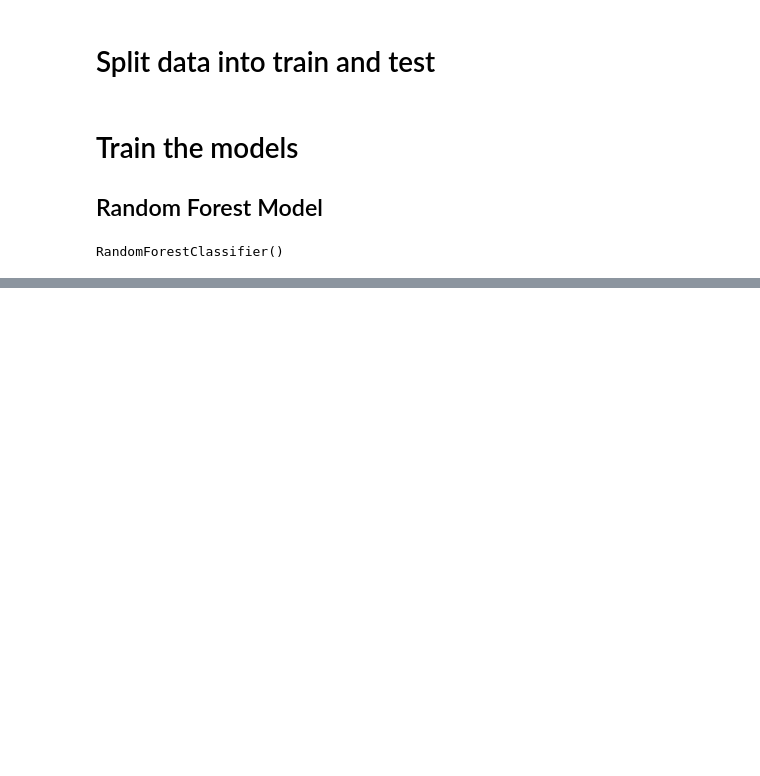
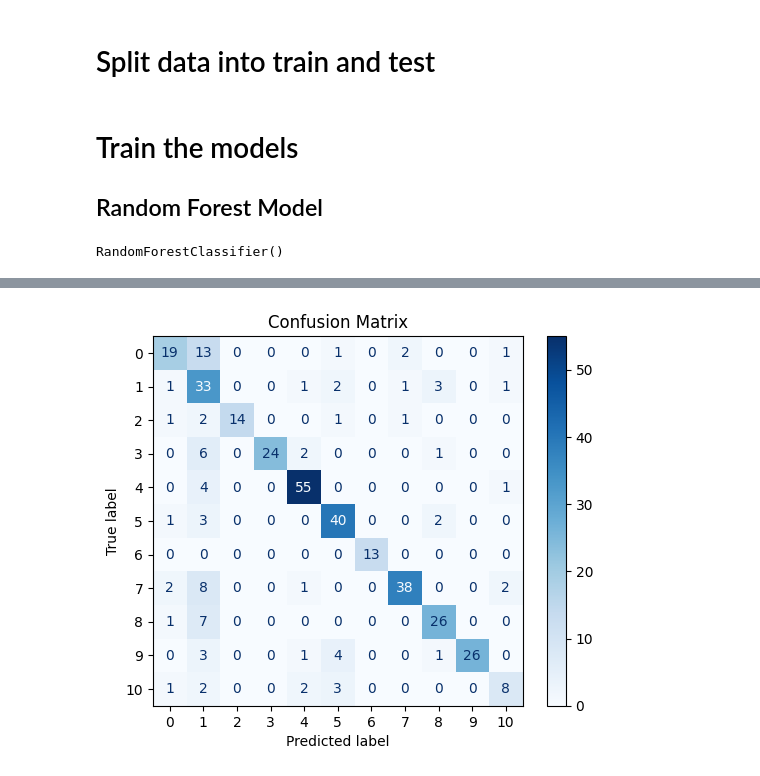
Before and after one commit to ABeanHz/MSA, a Jupyter notebook: NLP/News Article Categorization.ipynb, the cells around one changed output, grey strips where cells are left out. Saved outputs shown, nothing was run; the diff lists cells and outputs as text; code cells hidden in the pictures; blank space fills up the shorter version.

Commit message:
Added a figure

```diff
--- a/NLP/News Article Categorization.ipynb
+++ b/NLP/News Article Categorization.ipynb
@@ -207,0 +207,7 @@ International       1.00      1.00      1.00        13
+# %%
+# Plot the confusion matrix
+ConfusionMatrixDisplay.from_predictions(y_test, y_pred, cmap="Blues")
+plt.title("Confusion Matrix")
+plt.show()
+# %% [output]
+[figure, added]
```
Also changed, not shown: parts of 2 cells of this notebook.
